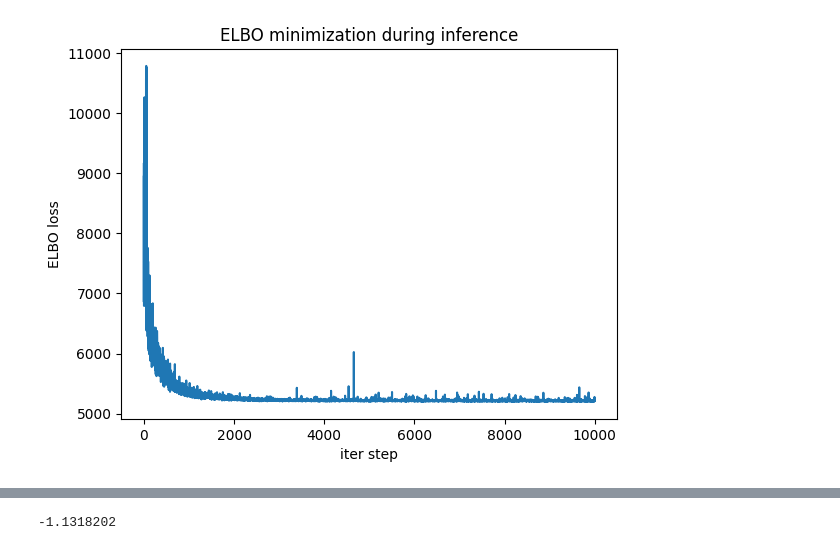
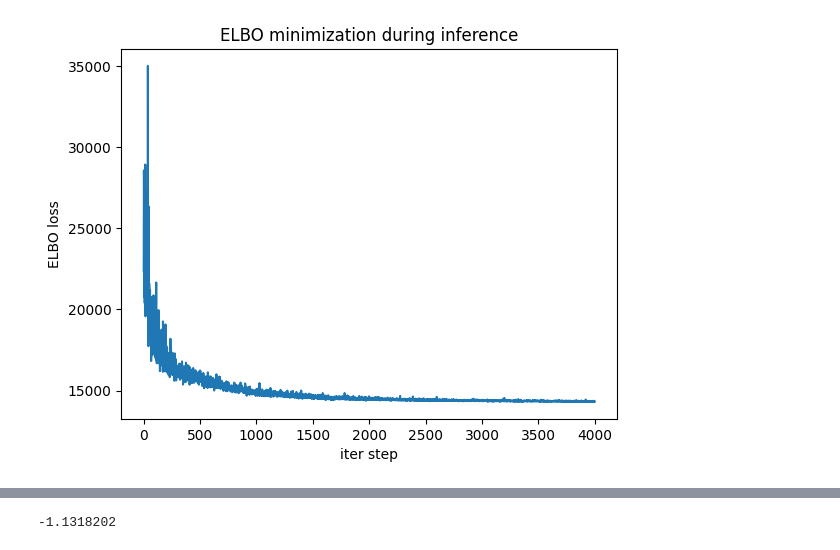
Before and after one commit to hhsherlock/Discounting, a Jupyter notebook: SVI/hierarchy_overlap_area_group_by_delay.ipynb, the cells around one changed output, grey strips where cells are left out. Saved outputs shown, nothing was run; the diff lists cells and outputs as text; code cells hidden in the pictures.

```diff
--- a/SVI/hierarchy_overlap_area_group_by_delay.ipynb
+++ b/SVI/hierarchy_overlap_area_group_by_delay.ipynb
@@ -53,0 +109,2 @@ for i in range(len(delay_list)):
+# %%
+truncated_arrays = [arr[:min(lengths)] for arr in data_rearranged]
@@ -54,4 +123,10 @@ for i in range(len(delay_list)):
 # %%
 data_rearranged = np.array(data_rearranged)
+# %%
+truncated_arrays = np.array(truncated_arrays)
+# %%
+truncated_arrays = torch.tensor(truncated_arrays)
+# %%
+data_rearranged = truncated_arrays
 # %%
 data_rearranged = torch.tensor(data_rearranged)
@@ -181,39 +260,39 @@ pyro.render_model(model, model_args=(real_data,), render_params=True, render_dis
 # this is for running the notebook in our testing framework
 smoke_test = ('CI' in os.environ)
 # the step was 2000
-n_steps = 2 if smoke_test else 10000
+n_steps = 2 if smoke_test else 4000
 
 # assert pyro.__version__.startswith('1.8.6')
 
 # clear the param store in case we're in a REPL
 pyro.clear_param_store()# setup the optimizer
 # the learning rate was 0.0005 , "betas": (0.90, 0.999)
 # tried "n_par":15 in adam params but it does not have this argument
 adam_params = {"lr": 0.01}
 optimizer = Adam(adam_params)
 # setup the inference algorithm
 svi = SVI(model, guide, optimizer, loss=Trace_ELBO())
 # svi = SVI(model_gamma, guide_gamma, optimizer, loss=Trace_ELBO())
 
 loss = []
 pbar = tqdm(range(n_steps), position = 0)
 # do gradient steps
 for step in pbar:
     loss.append(torch.tensor(svi.step(data_rearranged)))
     pbar.set_description("Mean ELBO %6.2f" % torch.tensor(loss[-20:]).mean())
     # for name, value in pyro.get_param_store().items():
     #     print(name, pyro.param(name))
     if torch.isnan(loss[-1]):
 	    break
 
 plt.figure()
 plt.plot(loss)
 plt.xlabel("iter step")
 plt.ylabel("ELBO loss")
 plt.title("ELBO minimization during inference")
 plt.show()
 # %% [output]
-[figure, old version]
+[figure, new version]
 # %%
 pos_dict = {}
 for name, value in pyro.get_param_store().items():
```
Also changed, not shown: parts of 21 cells of this notebook, 6 other files.
